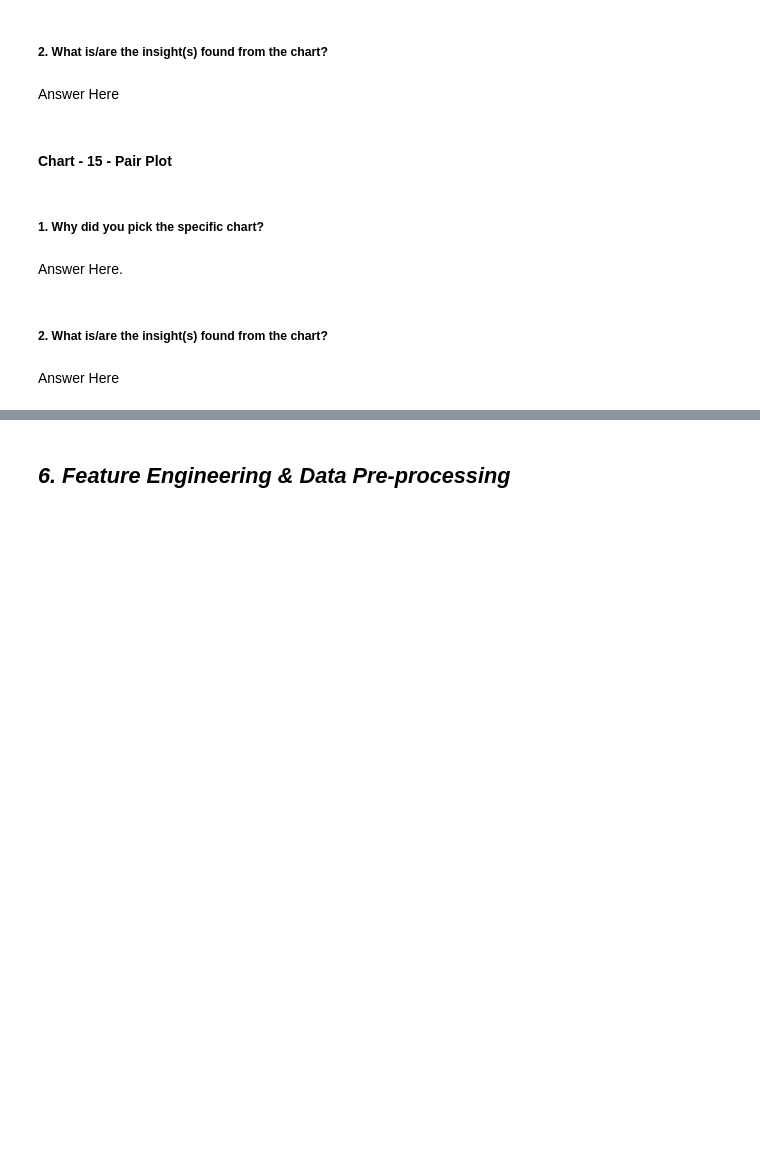
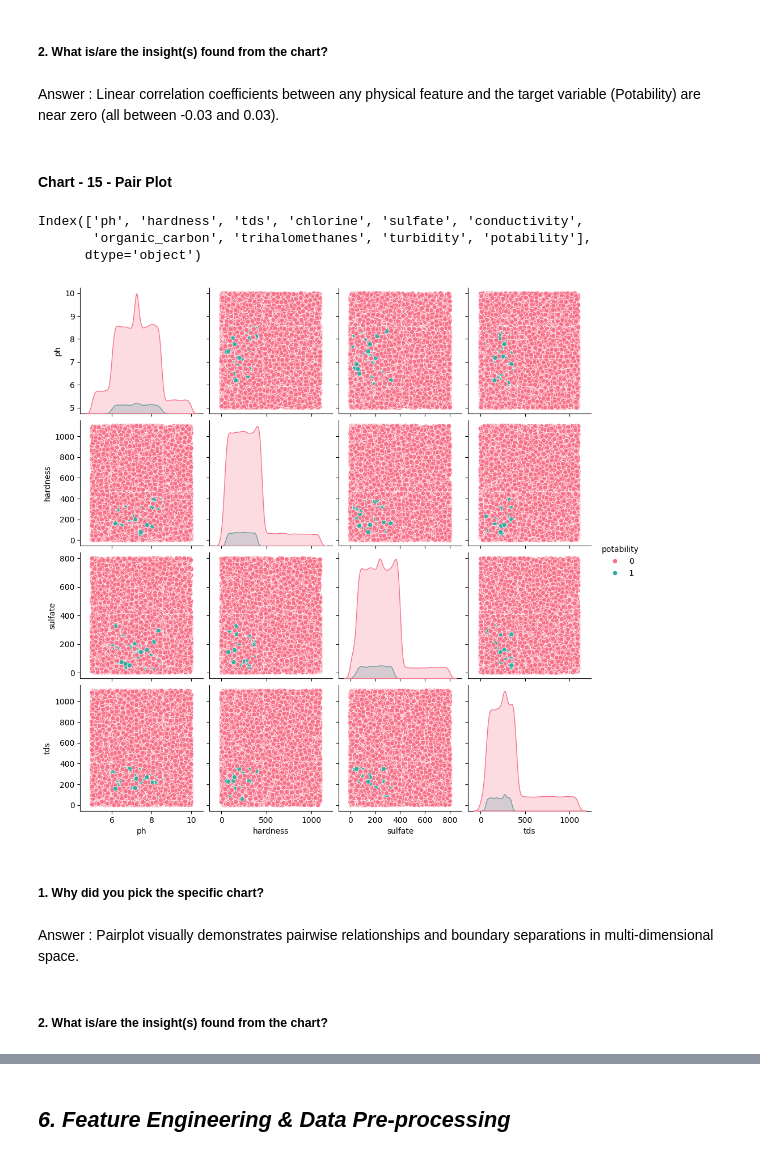
Before and after one commit to anujpurohit0501/Water_Potability_Prediction, a Jupyter notebook: Water_portability_.ipynb, the cells around one changed output, grey strips where cells are left out. Drawn from its saved outputs; the diff is of its cells as text; code cells hidden in the pictures; blank space fills up the shorter version.

```diff
--- a/Water_portability_.ipynb
+++ b/Water_portability_.ipynb
@@ -638,6 +646,6 @@ Answer Here.
 # %% [markdown]
 ##### 2. What is/are the insight(s) found from the chart?
-# %% [markdown]
-Answer Here
+# %% [markdown]
+Answer : Linear correlation coefficients between any physical feature and the target variable (Potability) are near zero (all between -0.03 and 0.03).
 # %% [markdown]
 #### Chart - 15 - Pair Plot
@@ -646,8 +652,19 @@ Answer Here
+# %%
+df.columns
+# %% [output]
+Index(['ph', 'hardness', 'tds', 'chlorine', 'sulfate', 'conductivity',
+       'organic_carbon', 'trihalomethanes', 'turbidity', 'potability'],
+      dtype='object')
+# %%
+# Pair Plot visualization code
+# Pairplot for top 4 features colored by target
+sns.pairplot(df[['ph', 'hardness', 'sulfate', 'tds', 'potability']], hue='potability', palette='husl')
+plt.show()
+# %% [output]
+[figure, added]
 # %% [markdown]
 ##### 1. Why did you pick the specific chart?
-# %% [markdown]
-Answer Here.
+# %% [markdown]
+Answer : Pairplot visually demonstrates pairwise relationships and boundary separations in multi-dimensional space.
 # %% [markdown]
 ##### 2. What is/are the insight(s) found from the chart?
-# %% [markdown]
-Answer Here
```
Also changed, not shown: parts of 48 cells of this notebook.
